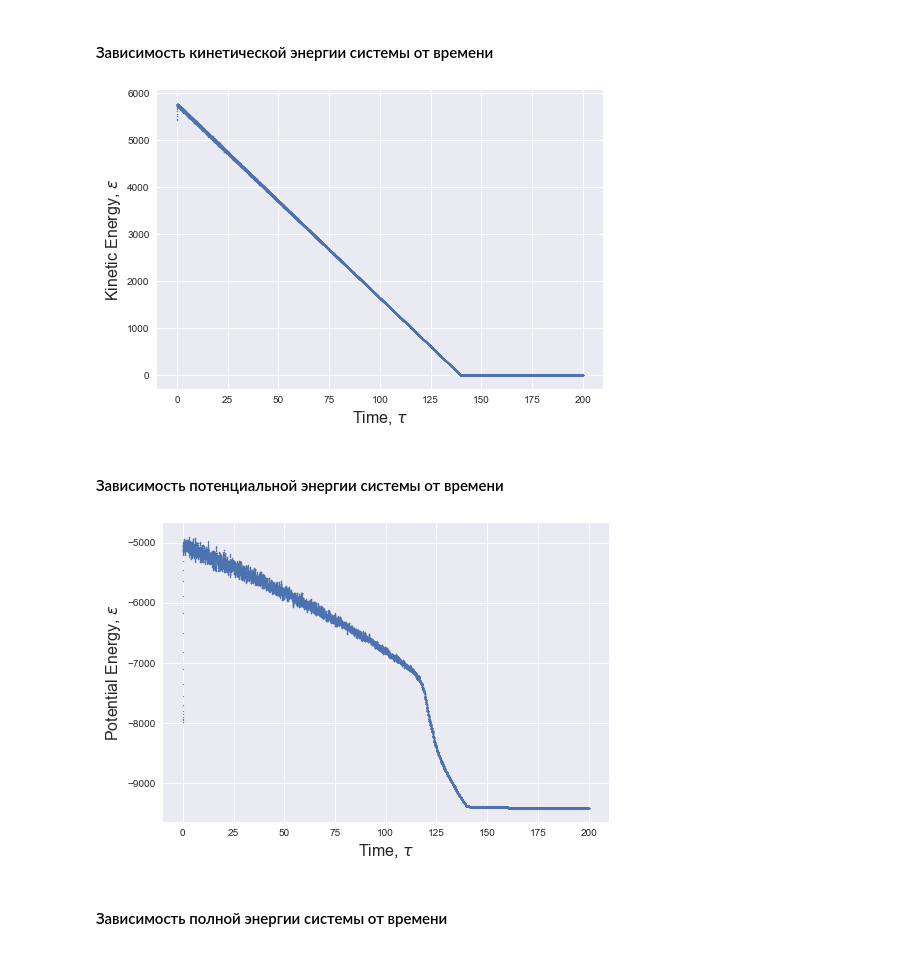
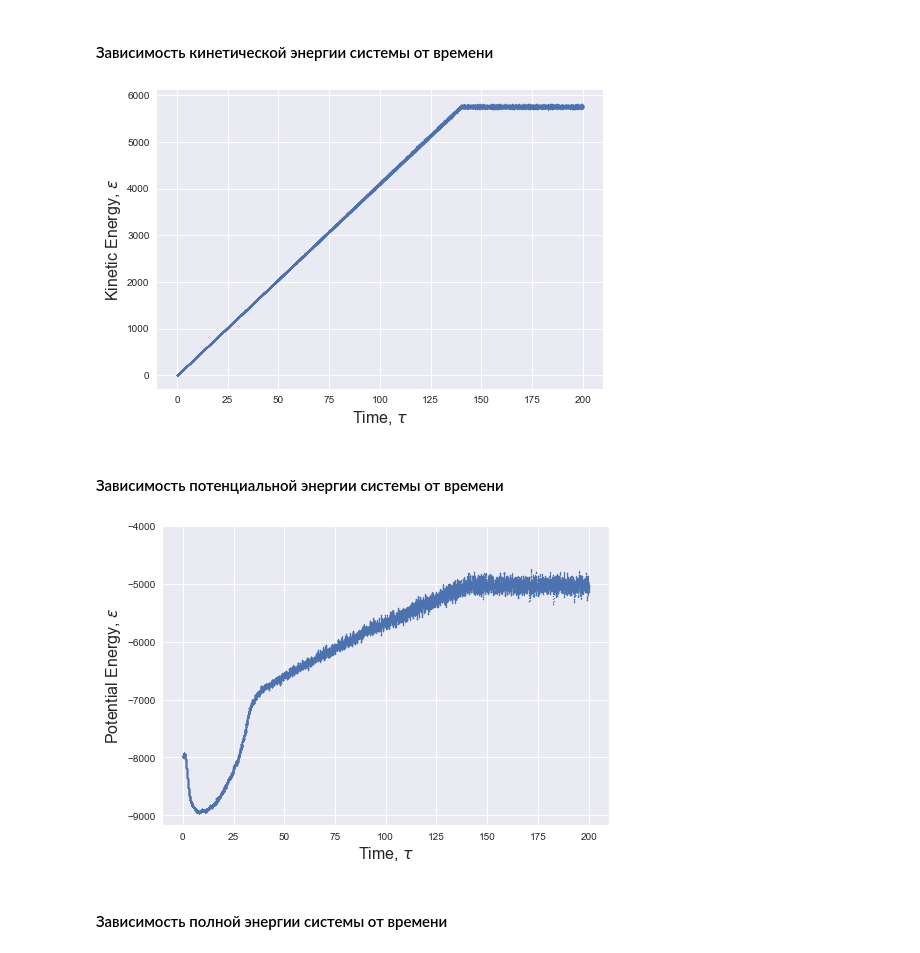
Before and after one commit to AlbertFarkhutdinov/molecular_dynamics, a Jupyter notebook: notebooks/system_parameters.ipynb, the cells around one changed output. Saved outputs shown, nothing was run; the diff lists cells and outputs as text; code cells hidden in the pictures.

```diff
--- a/notebooks/system_parameters.ipynb
+++ b/notebooks/system_parameters.ipynb
@@ -29,7 +29,7 @@ PATH_TO_DATA = os.path.join(BASE_DIRECTORY, 'data')
 # %%
 filename = os.path.join(
     PATH_TO_DATA,
-    '2020-11-20',
+    '2020-11-21',
     'system_parameters.csv',
 )
 # %% [markdown]
@@ -92,19 +92,20 @@ plt.scatter(
 plt.xlabel(r'Time, $\tau$', fontsize=16);
 plt.ylabel(r'Kinetic Energy, $\epsilon$', fontsize=16);
 # %% [output]
-[figure, old version]
+[figure, new version]
 # %% [markdown]
 #### Зависимость потенциальной энергии системы от времени
 # %%
 plt.scatter(
     times,
     system_parameters['potential_energy'],
     s=1,
 );
 plt.xlabel(r'Time, $\tau$', fontsize=16);
 plt.ylabel(r'Potential Energy, $\epsilon$', fontsize=16);
+plt.ylim(top=-4000);
 # %% [output]
-[figure, old version]
+[figure, new version]
 # %% [markdown]
 #### Зависимость полной энергии системы от времени
 # %%
```
Also changed, not shown: parts of 4 cells of this notebook, 17 other files.
